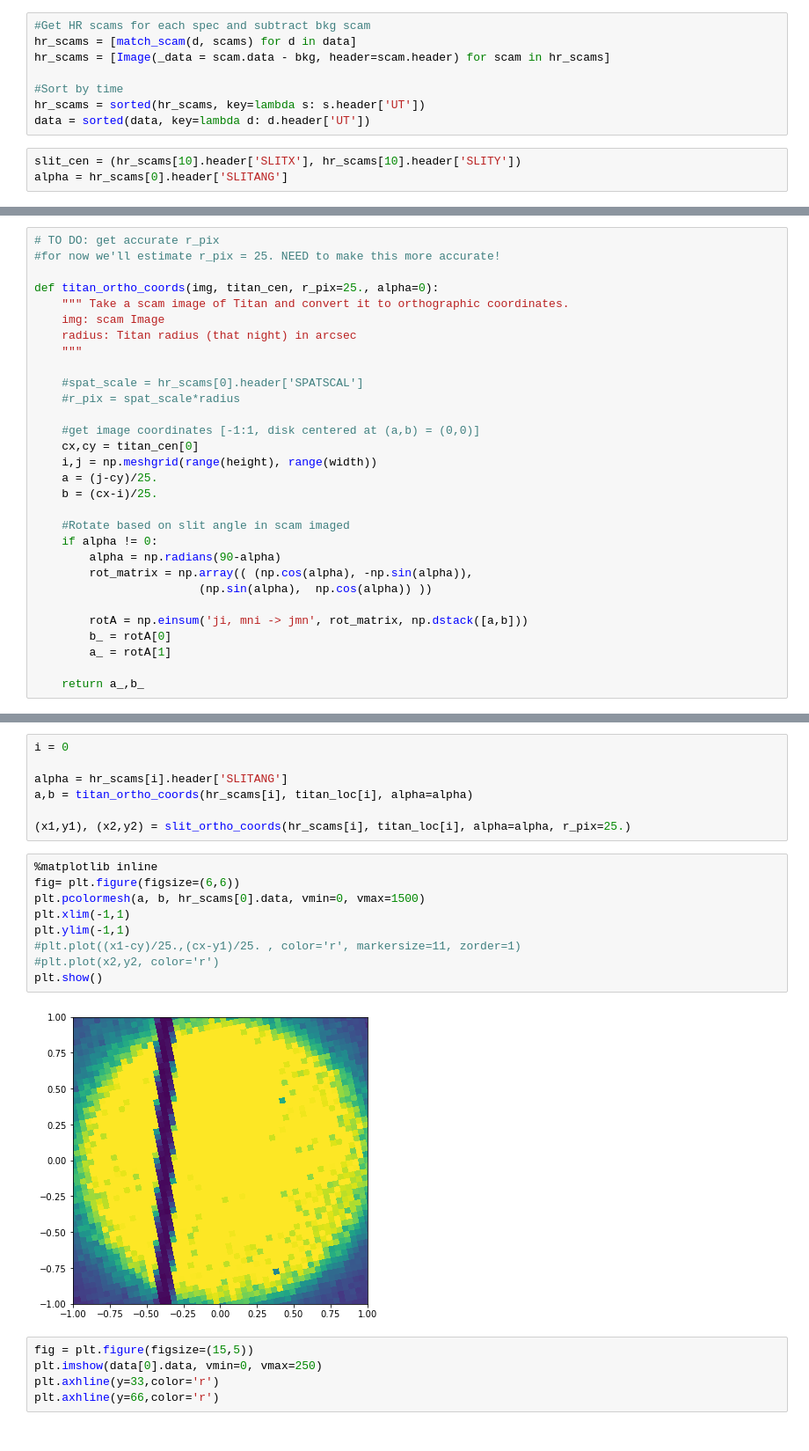
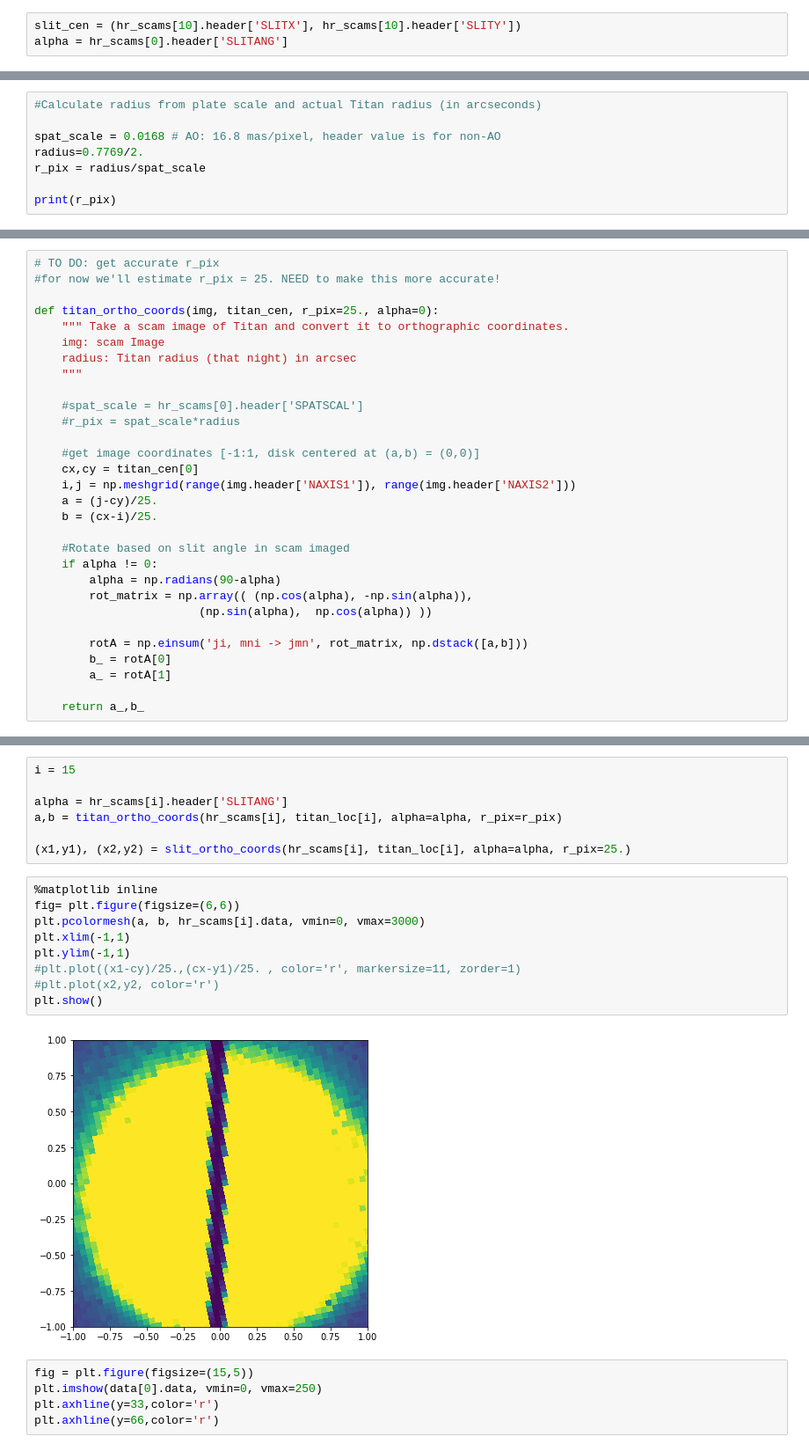
Before and after one commit to RyleighFitz/nirspec_reductions, a Jupyter notebook: Untitled1.ipynb, the cells around one changed output, grey strips where cells are left out. Shown at 88% size. Saved outputs shown, nothing was run; the diff lists cells and outputs as text.

```diff
--- a/Untitled1.ipynb
+++ b/Untitled1.ipynb
@@ -71,11 +284,3 @@ def match_scam(img, scams):
-# %%
-#Get HR scams for each spec and subtract bkg scam
-hr_scams = [match_scam(d, scams) for d in data]
-hr_scams = [Image(_data = scam.data - bkg, header=scam.header) for scam in hr_scams]
-
-#Sort by time
-hr_scams = sorted(hr_scams, key=lambda s: s.header['UT'])
-data = sorted(data, key=lambda d: d.header['UT'])
 # %%
 slit_cen = (hr_scams[10].header['SLITX'], hr_scams[10].header['SLITY'])
 alpha = hr_scams[0].header['SLITANG']
@@ -130,0 +304,8 @@ print(r_pix)
+# %%
+#Calculate radius from plate scale and actual Titan radius (in arcseconds)
+
+spat_scale = 0.0168 # AO: 16.8 mas/pixel, header value is for non-AO
+radius=0.7769/2.
+r_pix = radius/spat_scale
+
+print(r_pix)
@@ -150,7 +333,7 @@ def titan_ortho_coords(img, titan_cen, r_pix=25., alpha=0):
 
     #get image coordinates [-1:1, disk centered at (a,b) = (0,0)]
     cx,cy = titan_cen[0]
-    i,j = np.meshgrid(range(height), range(width))
+    i,j = np.meshgrid(range(img.header['NAXIS1']), range(img.header['NAXIS2']))
     a = (j-cy)/25.
     b = (cx-i)/25.
 
@@ -193,23 +375,23 @@ def slit_ortho_coords(img, titan_cen, alpha, r_pix=25.):
 
     return (nx1,ny1), (nx2,ny2)
 # %%
-i = 0
+i = 15
 
 alpha = hr_scams[i].header['SLITANG']
-a,b = titan_ortho_coords(hr_scams[i], titan_loc[i], alpha=alpha)
+a,b = titan_ortho_coords(hr_scams[i], titan_loc[i], alpha=alpha, r_pix=r_pix)
 
 (x1,y1), (x2,y2) = slit_ortho_coords(hr_scams[i], titan_loc[i], alpha=alpha, r_pix=25.)
 # %%
 %matplotlib inline
 fig= plt.figure(figsize=(6,6))
-plt.pcolormesh(a, b, hr_scams[0].data, vmin=0, vmax=1500)
+plt.pcolormesh(a, b, hr_scams[i].data, vmin=0, vmax=3000)
 plt.xlim(-1,1)
 plt.ylim(-1,1)
 #plt.plot((x1-cy)/25.,(cx-y1)/25. , color='r', markersize=11, zorder=1)
 #plt.plot(x2,y2, color='r')
 plt.show()
 # %% [output]
-[figure, old version]
+[figure, new version]
 # %%
 fig = plt.figure(figsize=(15,5))
 plt.imshow(data[0].data, vmin=0, vmax=250)
```
Also changed, not shown: parts of 34 cells of this notebook, 1 other file.
